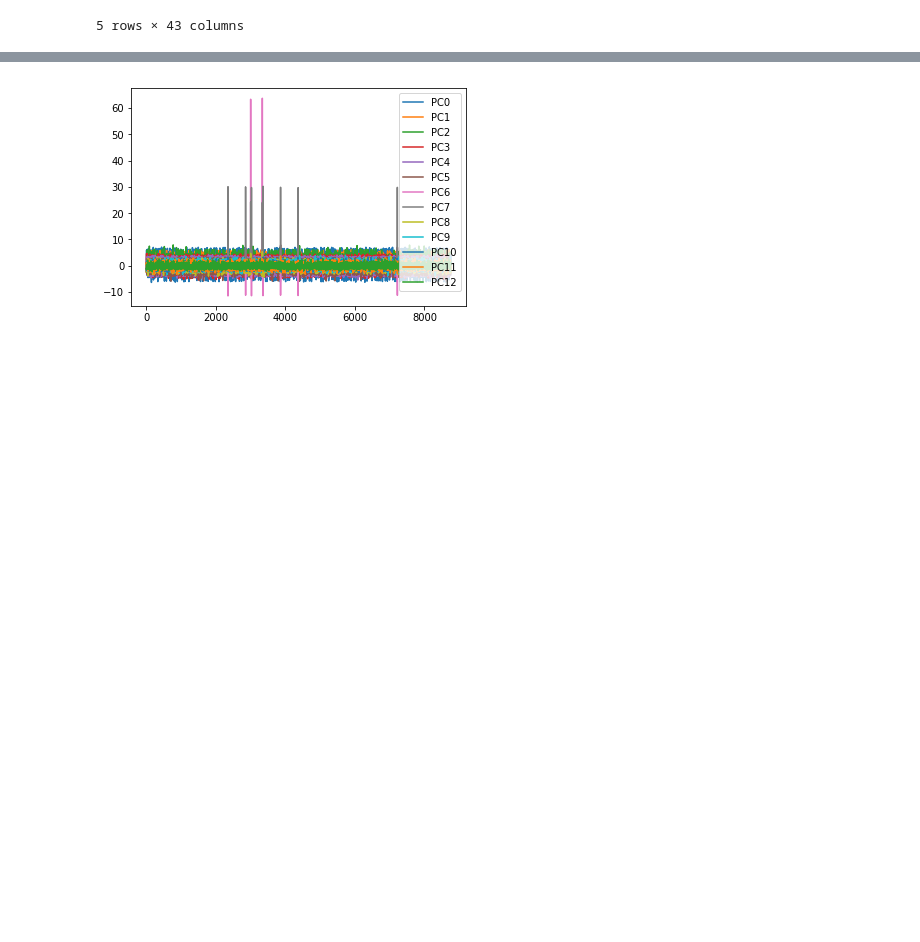
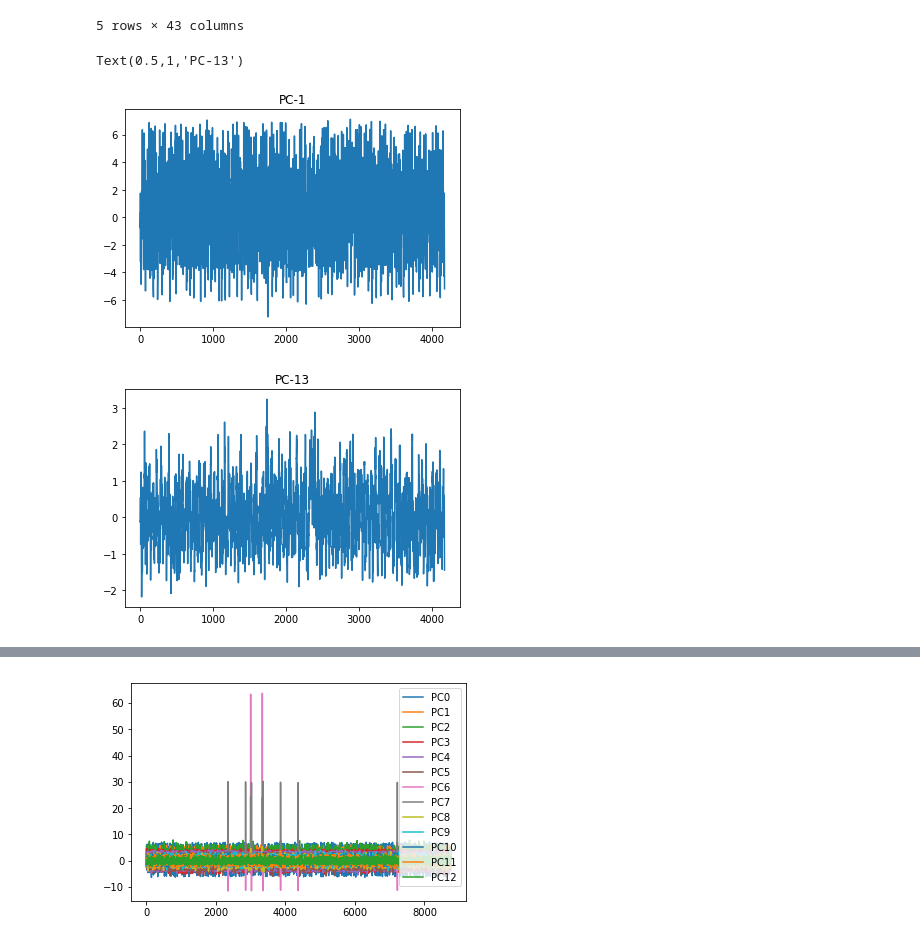
Before and after one commit to enreina/cs4035-lab, a Jupyter notebook: lab2/PCA_task.ipynb, the cells around one changed output, grey strips where cells are left out. Saved outputs shown, nothing was run; the diff lists cells and outputs as text; code cells hidden in the pictures; blank space fills up the shorter version.

```diff
--- a/lab2/PCA_task.ipynb
+++ b/lab2/PCA_task.ipynb
@@ -236,3 +233,17 @@ X_scaled04 =scaler.transform(dataset04)
+# %%
+transform04_dataframe = pd.DataFrame(transform04)
+transform04_dataframe.head()
+
+plt.figure()
+transform04_dataframe[0].plot()
+plt.title("PC-1")
+plt.figure()
+transform04_dataframe[12].plot()
+plt.title("PC-13")
+# %% [output]
+Text(0.5,1,'PC-13')
+[figure, added]
+[figure, added]
 # %%
 #PCA
 import numpy as np
```
Also changed, not shown: parts of 22 cells of this notebook.
